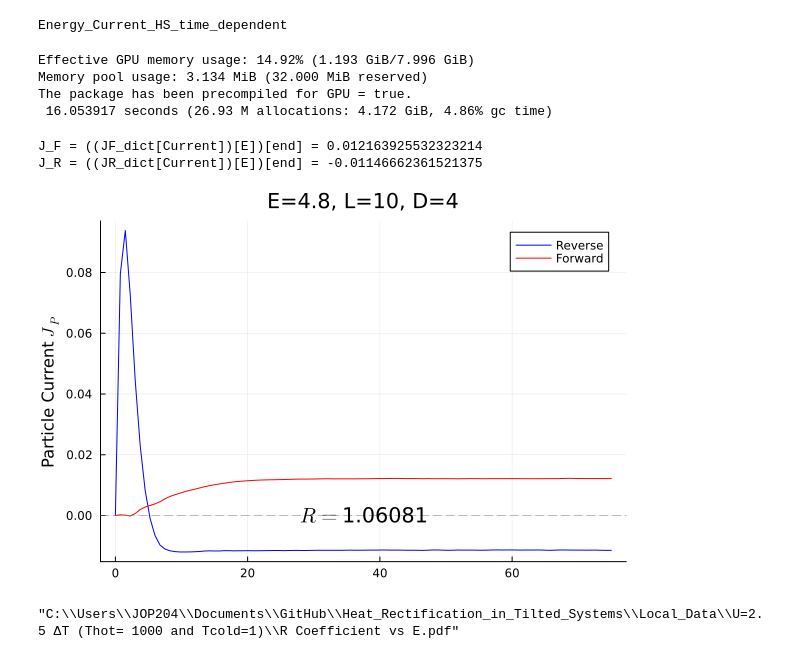
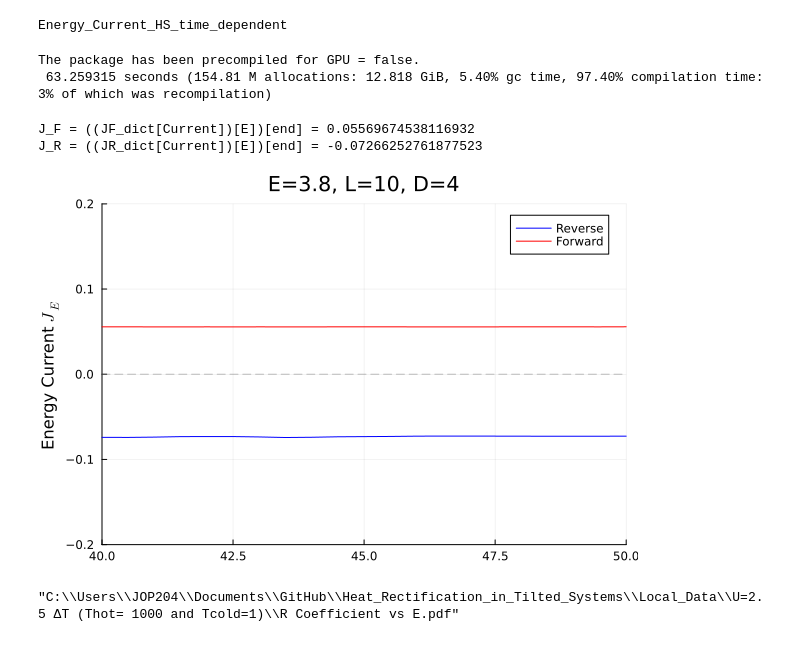
Before and after one commit to Joacop16/Heat_Rectification_in_Tilted_Systems, a Jupyter notebook: Plot_Results.ipynb, the cells around one changed output. Cells and saved outputs as stored; diff of their text form; code cells hidden in the pictures.

```diff
--- a/Plot_Results.ipynb
+++ b/Plot_Results.ipynb
@@ -8,12 +8,10 @@ include("TN_Superfermionic_Mesoscopic_Leads/Code/Interacting_functions.jl")
 This package is totally compatible with gpu. If you want to use GPU, just define GPU = true as a global variable in your code.
 Energy_Current_HS_time_dependent
 # %%
-precompile_package("TN_Superfermionic_Mesoscopic_Leads", true)
+precompile_package("TN_Superfermionic_Mesoscopic_Leads", false)
 # %% [output]
-Effective GPU memory usage: 14.92% (1.193 GiB/7.996 GiB)
-Memory pool usage: 3.134 MiB (32.000 MiB reserved)
-The package has been precompiled for GPU = true.
- 16.053917 seconds (26.93 M allocations: 4.172 GiB, 4.86% gc time)
+The package has been precompiled for GPU = false.
+ 63.259315 seconds (154.81 M allocations: 12.818 GiB, 5.40% gc time, 97.40% compilation time: 3% of which was recompilation)
 # %%
 L = 10
 D = 4
@@ -68,28 +66,28 @@ end
 # %%
 #For plotting an specific plot with zoom
 
-E = 4.8
-Current = "JP"
+E = 3.8
+Current = "JE"
 
 plot(time_dict[E], JR_dict[Current][E], color = "blue", label = "Reverse")
 plot!(time_dict[E], JF_dict[Current][E], color = "red", label = "Forward")
 hline!([0], linestyle = :dash, color = "gray", label = false, alpha = 0.5)
 @show J_F = JF_dict[Current][E][end]
 @show J_R = JR_dict[Current][E][end]
 
 abs(J_F) > abs(J_R) ? R = abs(J_F/J_R) : R = abs(J_R/J_F)
 R = round(R; digits = 5)
 annotate!(time_dict[E][end]/2, 0.0 , L"R = "*"$R")
 title!("E=$E"*", L=$L"*", D=$D")
 Current == "JE" ? ylabel!("Energy Current "*L"J_{E}") : ylabel!("Particle Current "*L"J_{P}")
 
 #zoom?
-# xlims!(40, 50)
-# ylims!(-0.2, 0.2)
+xlims!(40, 50)
+ylims!(-0.2, 0.2)
 # %% [output]
-J_F = ((JF_dict[Current])[E])[end] = 0.012163925532323214
-J_R = ((JR_dict[Current])[E])[end] = -0.01146662361521375
+J_F = ((JF_dict[Current])[E])[end] = 0.05569674538116932
+J_R = ((JR_dict[Current])[E])[end] = -0.07266252761877523
-[figure, old version]
+[figure, new version]
 # %%
 #Rectification coefficient.
 
```
Also changed, not shown: parts of 1 cell of this notebook, 2 other files.
